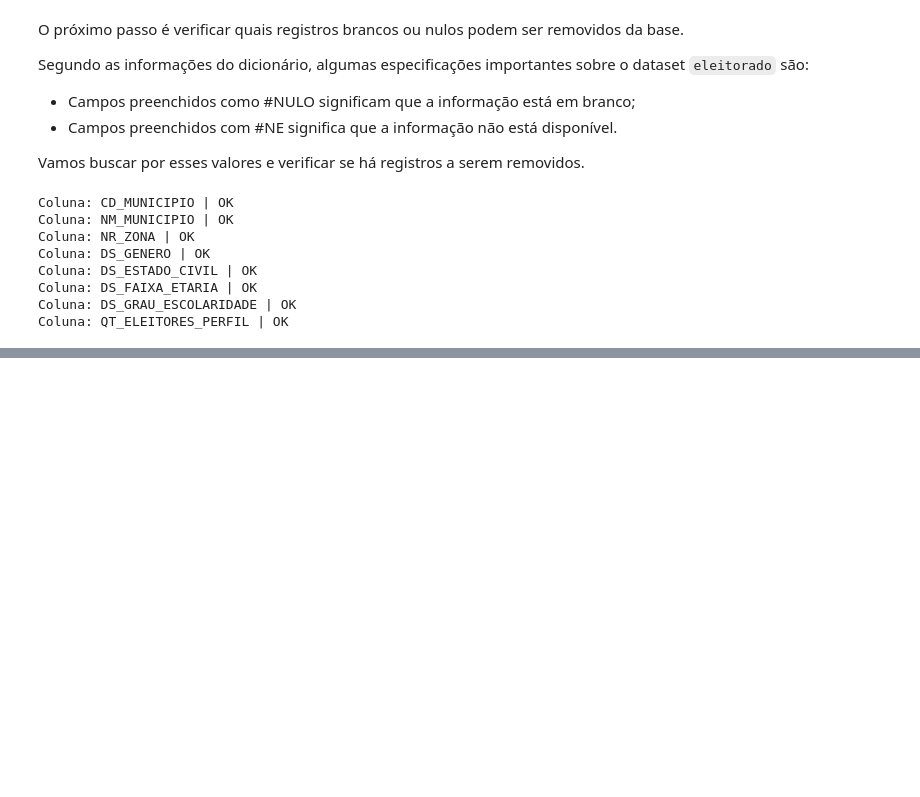
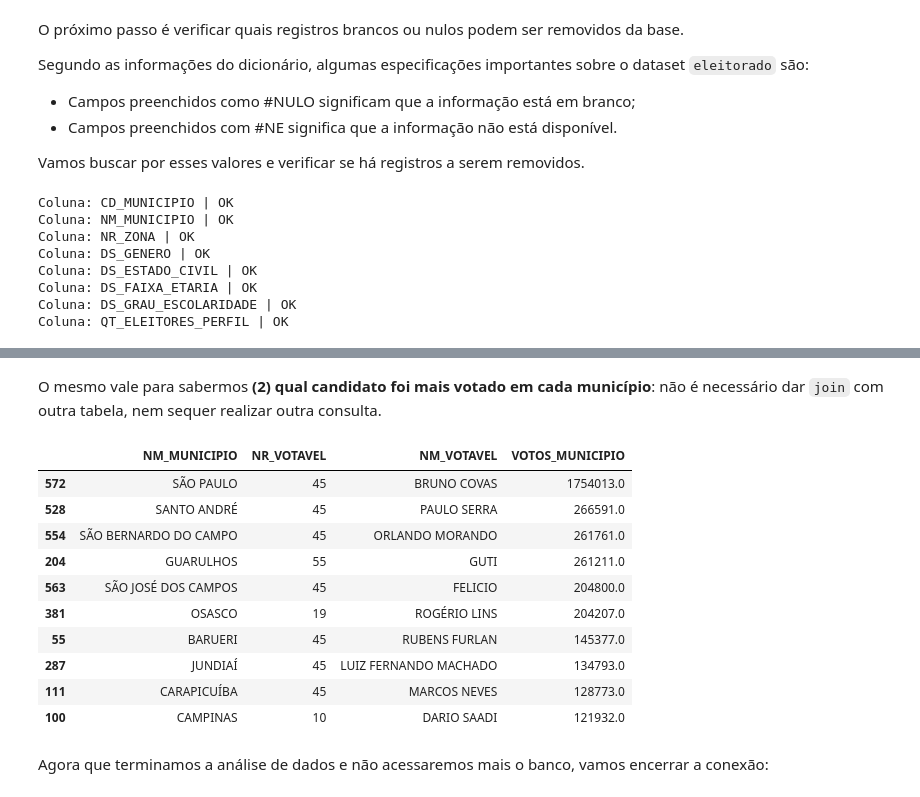
Before and after one commit to felipelmc/Desafio-RenovaBR, a Jupyter notebook: src/analysis.ipynb, the cells around one changed output, grey strips where cells are left out. Drawn from its saved outputs; the diff is of its cells as text; code cells hidden in the pictures; blank space fills up the shorter version.

```diff
--- a/src/analysis.ipynb
+++ b/src/analysis.ipynb
@@ -231,0 +356,25 @@ Foram removidos 2856552 votos brancos
+# %% [markdown]
+O mesmo vale para sabermos **(2) qual candidato foi mais votado em cada município**: não é necessário dar `join` com outra tabela, nem sequer realizar outra consulta.
+# %%
+q2 = votos_por_mun.groupby(["NM_MUNICIPIO"])\
+                  .apply(lambda x: x.loc[x["VOTOS_MUNICIPIO"].idxmax()])\
+                  .reset_index(drop=True)\
+                  .sort_values(by="VOTOS_MUNICIPIO", ascending=False)
+
+q2.to_excel("../answer-tables/q2.xlsx", index=False)
+
+q2.head(10)
+# %% [output]
+|  | NM_MUNICIPIO | NR_VOTAVEL | NM_VOTAVEL | VOTOS_MUNICIPIO |
+| 572 | SÃO PAULO | 45 | BRUNO COVAS | 1754013.0 |
+| 528 | SANTO ANDRÉ | 45 | PAULO SERRA | 266591.0 |
+| 554 | SÃO BERNARDO DO CAMPO | 45 | ORLANDO MORANDO | 261761.0 |
+| 204 | GUARULHOS | 55 | GUTI | 261211.0 |
+| 563 | SÃO JOSÉ DOS CAMPOS | 45 | FELICIO | 204800.0 |
+| 381 | OSASCO | 19 | ROGÉRIO LINS | 204207.0 |
+| 55 | BARUERI | 45 | RUBENS FURLAN | 145377.0 |
+| 287 | JUNDIAÍ | 45 | LUIZ FERNANDO MACHADO | 134793.0 |
+| 111 | CARAPICUÍBA | 45 | MARCOS NEVES | 128773.0 |
+| 100 | CAMPINAS | 10 | DARIO SAADI | 121932.0 |
+# %% [markdown]
+Agora que terminamos a análise de dados e não acessaremos mais o banco, vamos encerrar a conexão:
```
Also changed, not shown: parts of 31 cells of this notebook, 3 other files.
